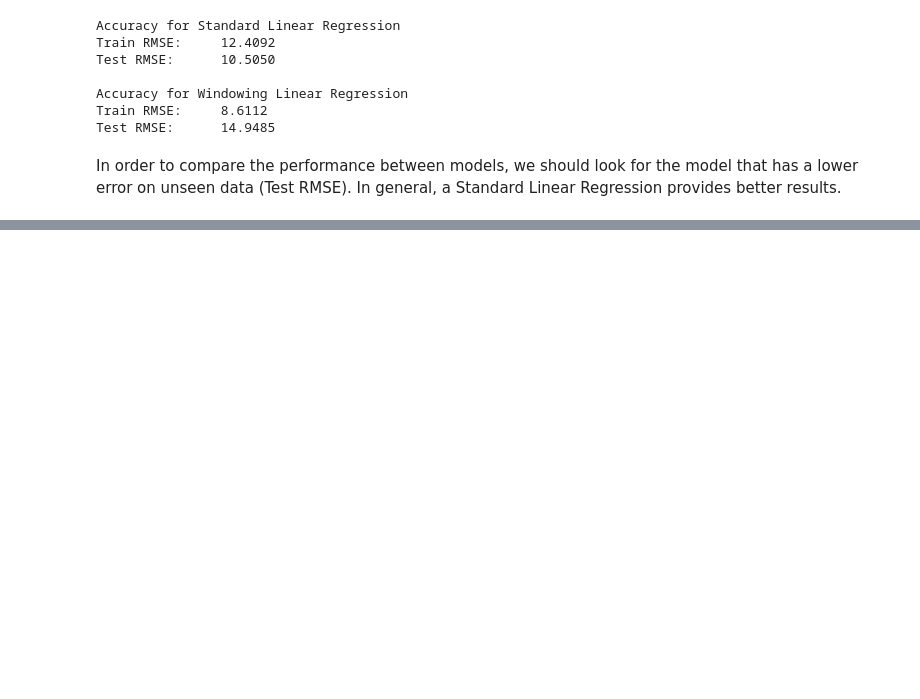
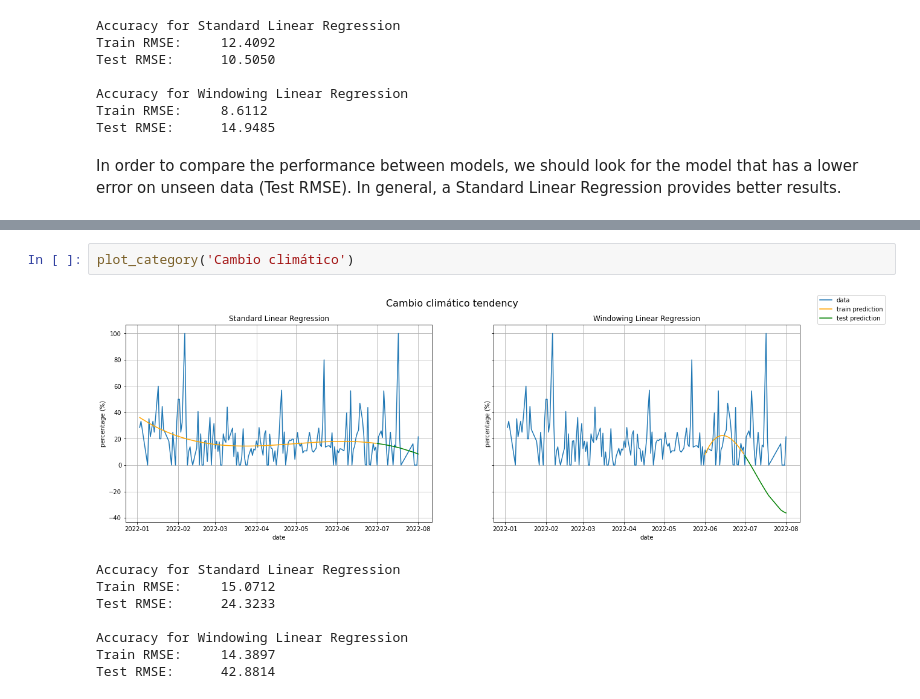
Before and after one commit to sergiolives19/Naveler, a Jupyter notebook: Categories tendency/categories_prediction.ipynb, the cells around one changed output, grey strips where cells are left out. Drawn from its saved outputs; the diff is of its cells as text; blank space fills up the shorter version.

```diff
--- a/Categories tendency/categories_prediction.ipynb
+++ b/Categories tendency/categories_prediction.ipynb
@@ -198,0 +242,11 @@ In order to compare the performance between models, we should look for the model
+# %%
+plot_category('Cambio climático')
+# %% [output]
+[figure, added]
+Accuracy for Standard Linear Regression
+Train RMSE:     15.0712
+Test RMSE:      24.3233
+
+Accuracy for Windowing Linear Regression
+Train RMSE:     14.3897
+Test RMSE:      42.8814
```
Also changed, not shown: parts of 17 cells of this notebook.
